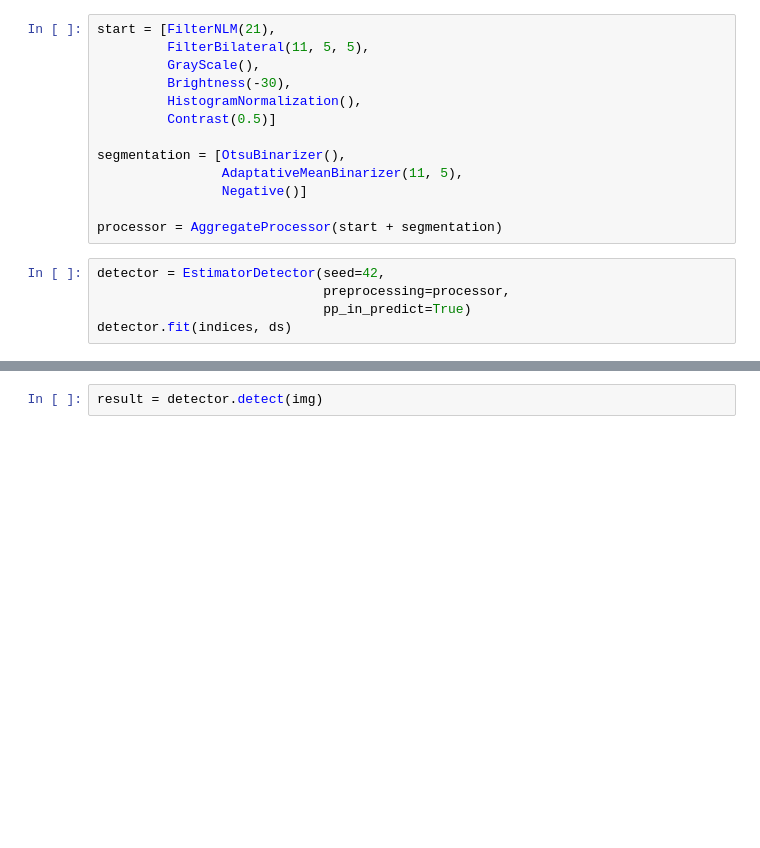
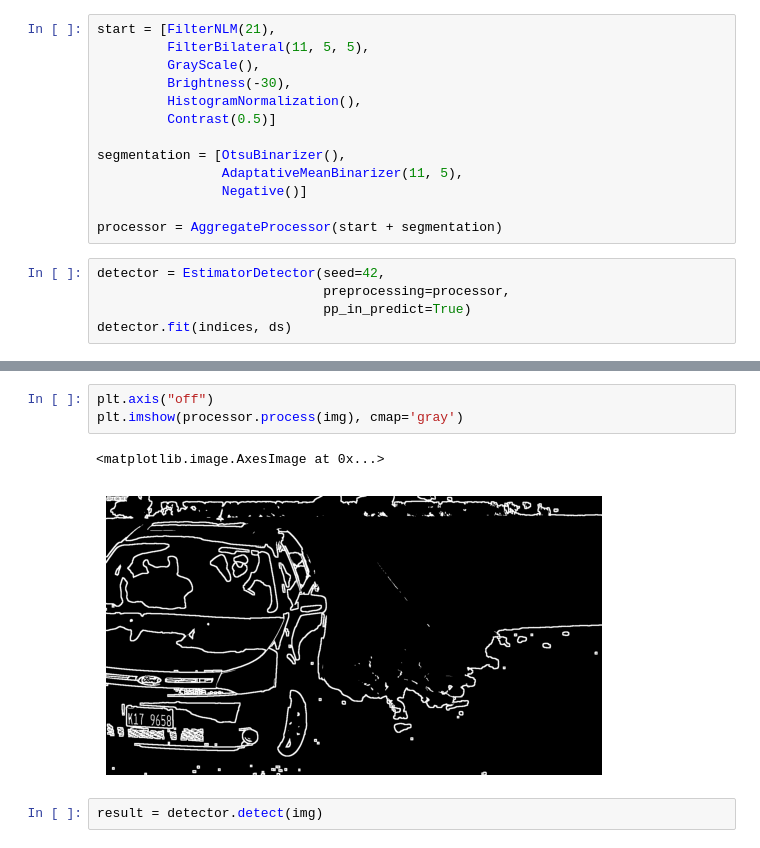
Before and after one commit to SimpleANPR/anpr, a Jupyter notebook: detection_classifiers.ipynb, the cells around one changed output, grey strips where cells are left out. Drawn from its saved outputs; the diff is of its cells as text; blank space fills up the shorter version.

```diff
--- a/detection_classifiers.ipynb
+++ b/detection_classifiers.ipynb
@@ -63,3 +67,9 @@ plt.imshow(img)
+# %%
+plt.axis("off")
+plt.imshow(processor.process(img), cmap='gray')
+# %% [output]
+<matplotlib.image.AxesImage at 0x...>
+[figure, added]
 # %%
 result = detector.detect(img)
 # %%
```
Also changed, not shown: parts of 4 cells of this notebook, 3 other files.
